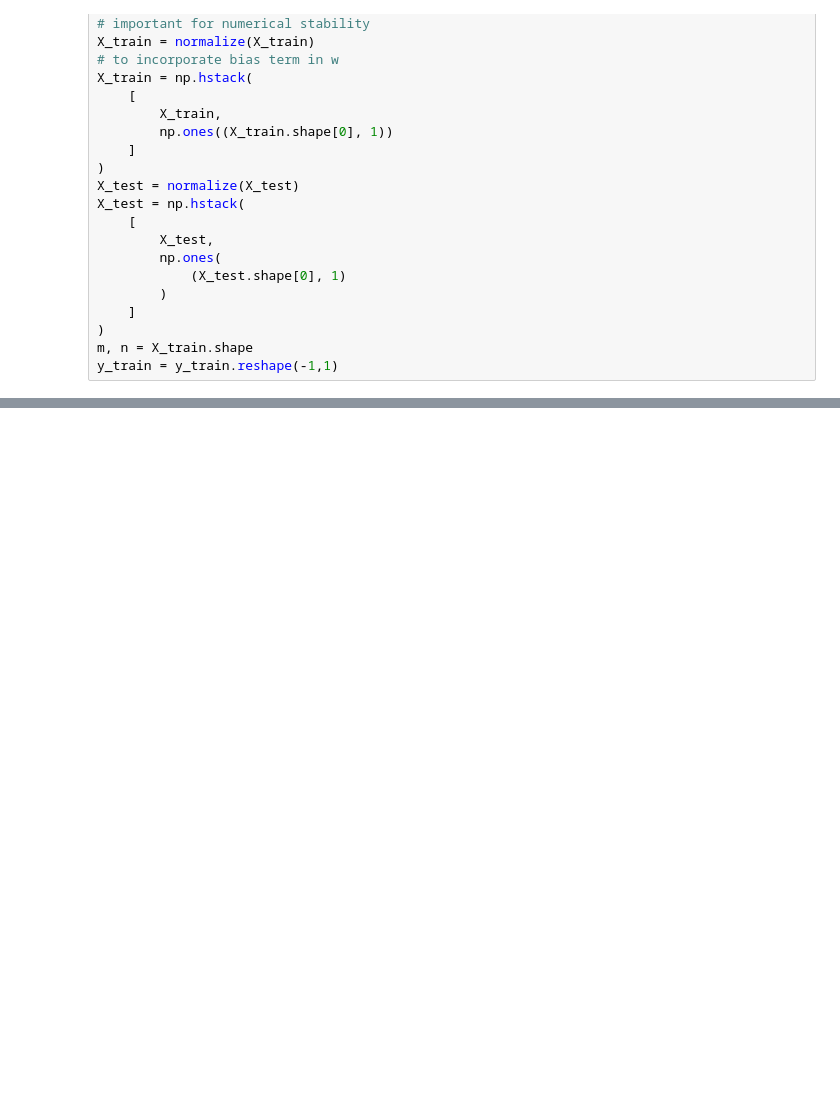
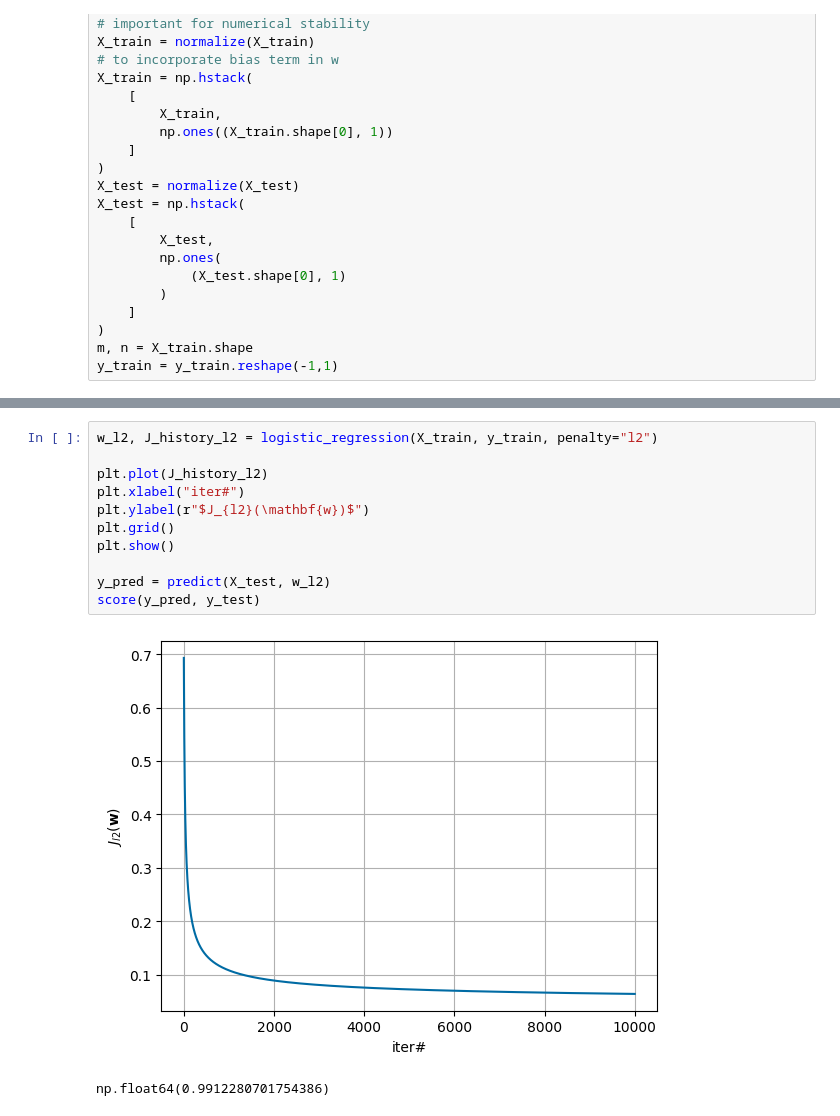
Before and after one commit to mtanviruzzaman/ml-logistic-regression, a Jupyter notebook: logreg_scratch.ipynb, the cells around one changed output, grey strips where cells are left out. Cells and saved outputs as stored; diff of their text form; blank space fills up the shorter version.

```diff
--- a/logreg_scratch.ipynb
+++ b/logreg_scratch.ipynb
@@ -85,0 +99,14 @@ np.float64(0.9824561403508771)
+# %%
+w_l2, J_history_l2 = logistic_regression(X_train, y_train, penalty="l2")
+
+plt.plot(J_history_l2)
+plt.xlabel("iter#")
+plt.ylabel(r"$J_{l2}(\mathbf{w})$")
+plt.grid()
+plt.show()
+
+y_pred = predict(X_test, w_l2)
+score(y_pred, y_test)
+# %% [output]
+[figure, added]
+np.float64(0.9912280701754386)
```
Also changed, not shown: parts of 6 cells of this notebook.
